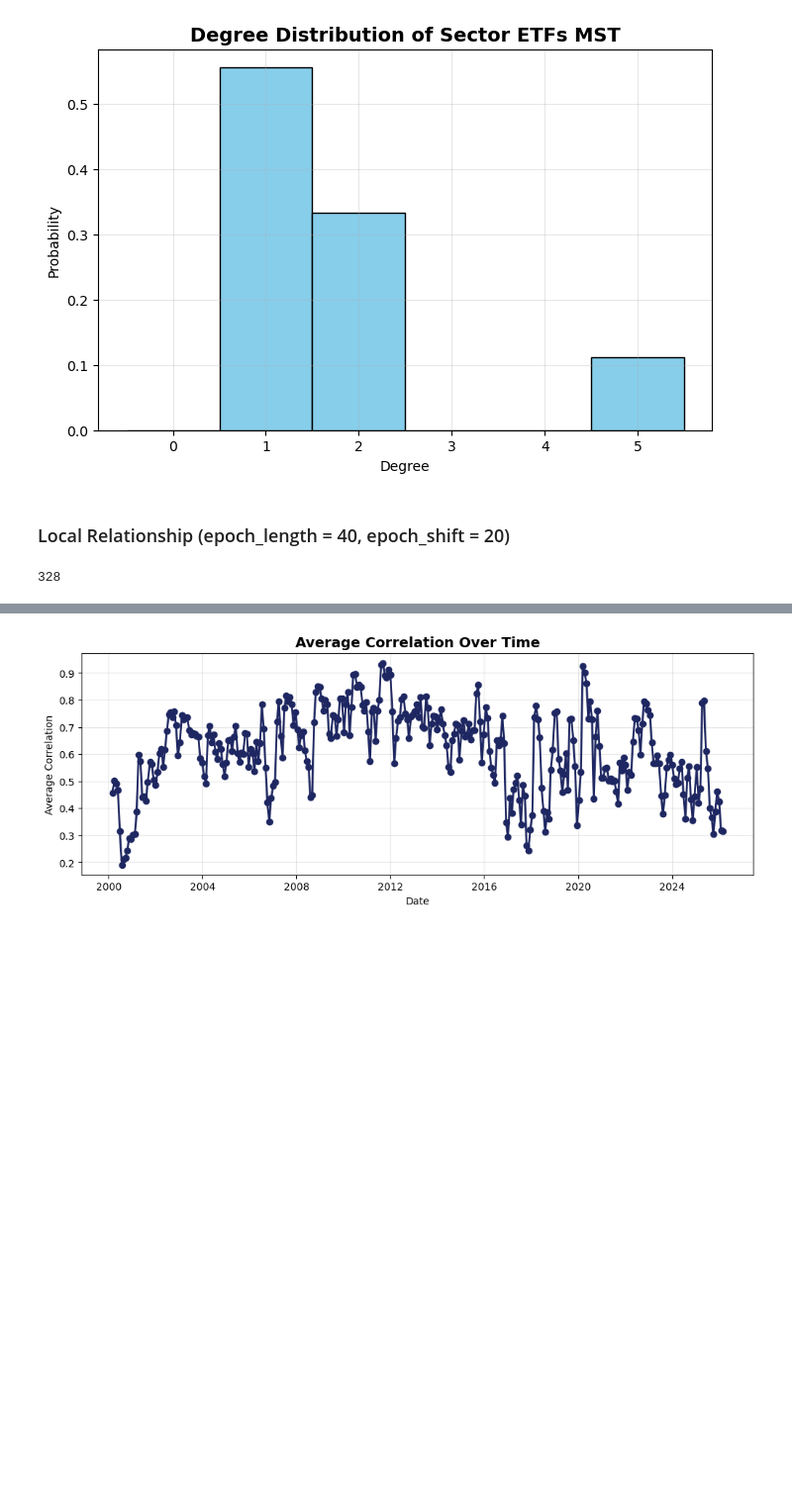
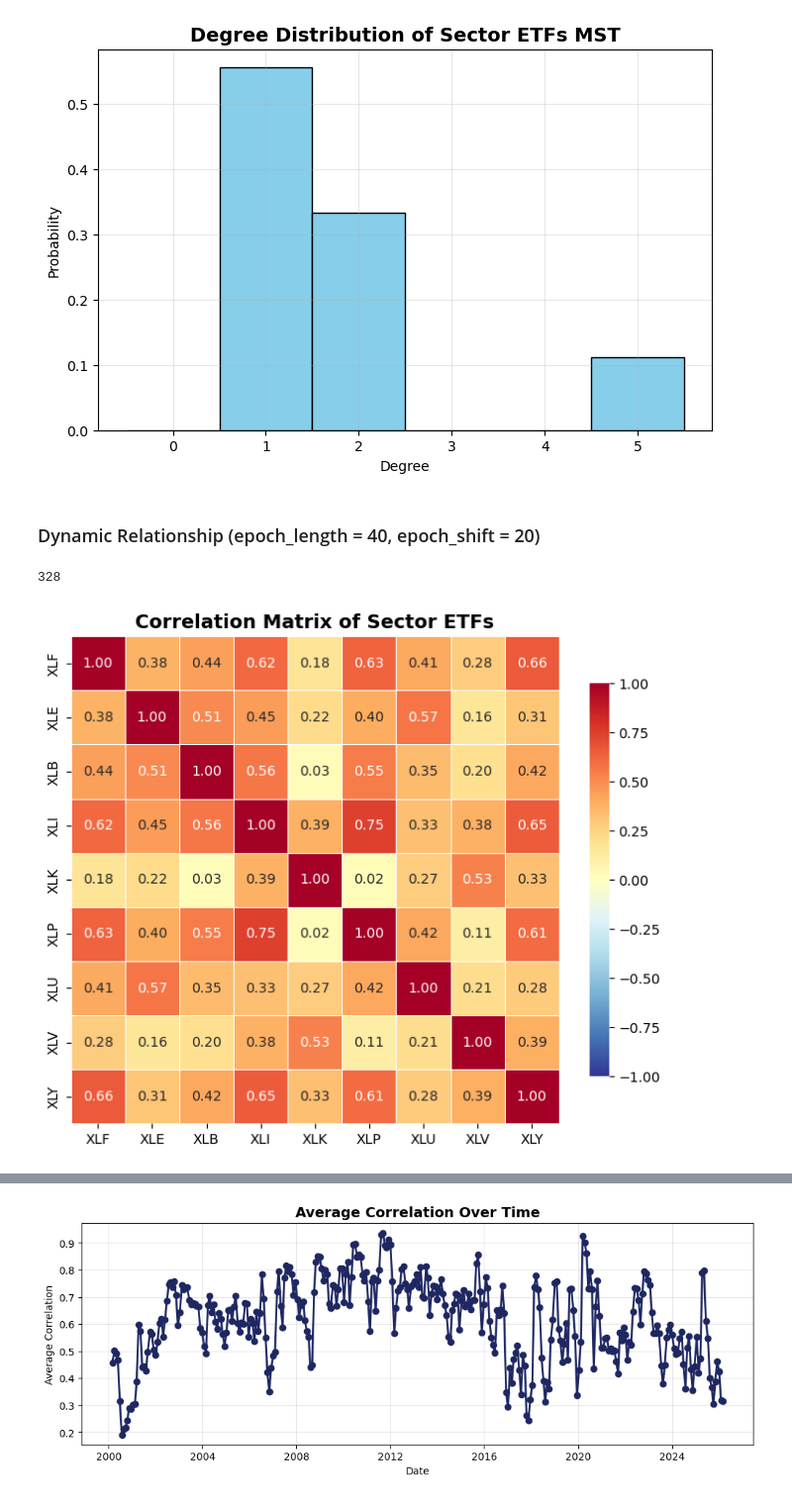
Before and after one commit to ucabeaz/Data-Science---Network, a Jupyter notebook: notebooks/data_analysis_2000.ipynb, the cells around one changed output, grey strips where cells are left out. Shown at 99% size. Cells and saved outputs as stored; diff of their text form; code cells hidden in the pictures; blank space fills up the shorter version.

```diff
--- a/notebooks/data_analysis_2000.ipynb
+++ b/notebooks/data_analysis_2000.ipynb
@@ -200,7 +200,7 @@ plt.show()
 # %% [output]
 [figure]
 # %% [markdown]
-### Local Relationship (epoch_length = 40, epoch_shift = 20)
+### Dynamic Relationship (epoch_length = 40, epoch_shift = 20)
 # %%
 epoch_length = 40
 epoch_shift = 20
@@ -231,3 +231,13 @@ for i in range(0, len(df_logreturns) - epoch_length, epoch_shift):
 print(len(correlation_matrices))
 # %% [output]
 328
+# %%
+# Plot the first correlation matrix as a heatmap for flowchart
+labels = df_logreturns.columns[1:].tolist()
+
+fig, ax = plt.subplots(figsize=(8, 6.5))
+sns.heatmap(correlation_matrices[0], annot=True, fmt=".2f", cmap="RdYlBu_r", vmin=-1, vmax=1, square=True, linewidths=0.5, cbar_kws={"shrink": 0.8}, xticklabels=labels, yticklabels=labels, ax=ax)
+plt.title(f"Correlation Matrix of Sector ETFs", fontsize=14, fontweight="bold")
+plt.show()
+# %% [output]
+[figure, added]
```
Also changed, not shown: parts of 3 cells of this notebook, 1 other file.
